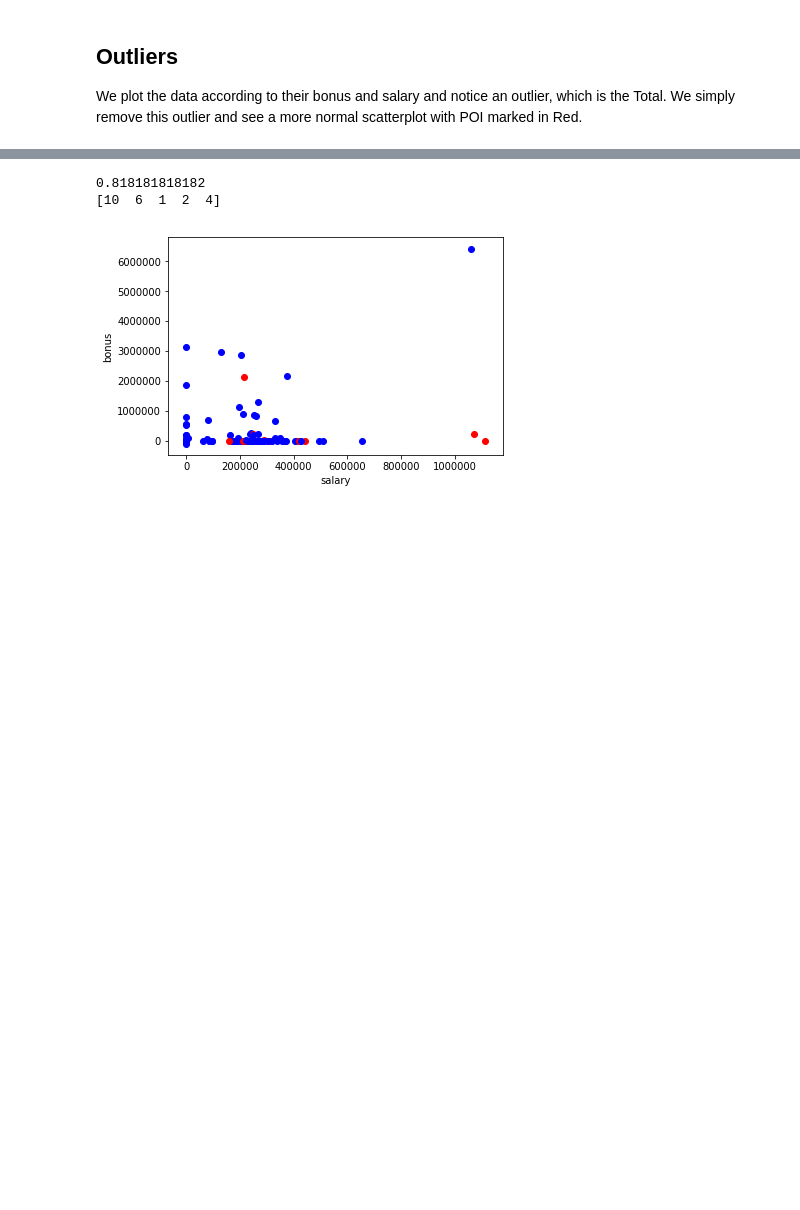
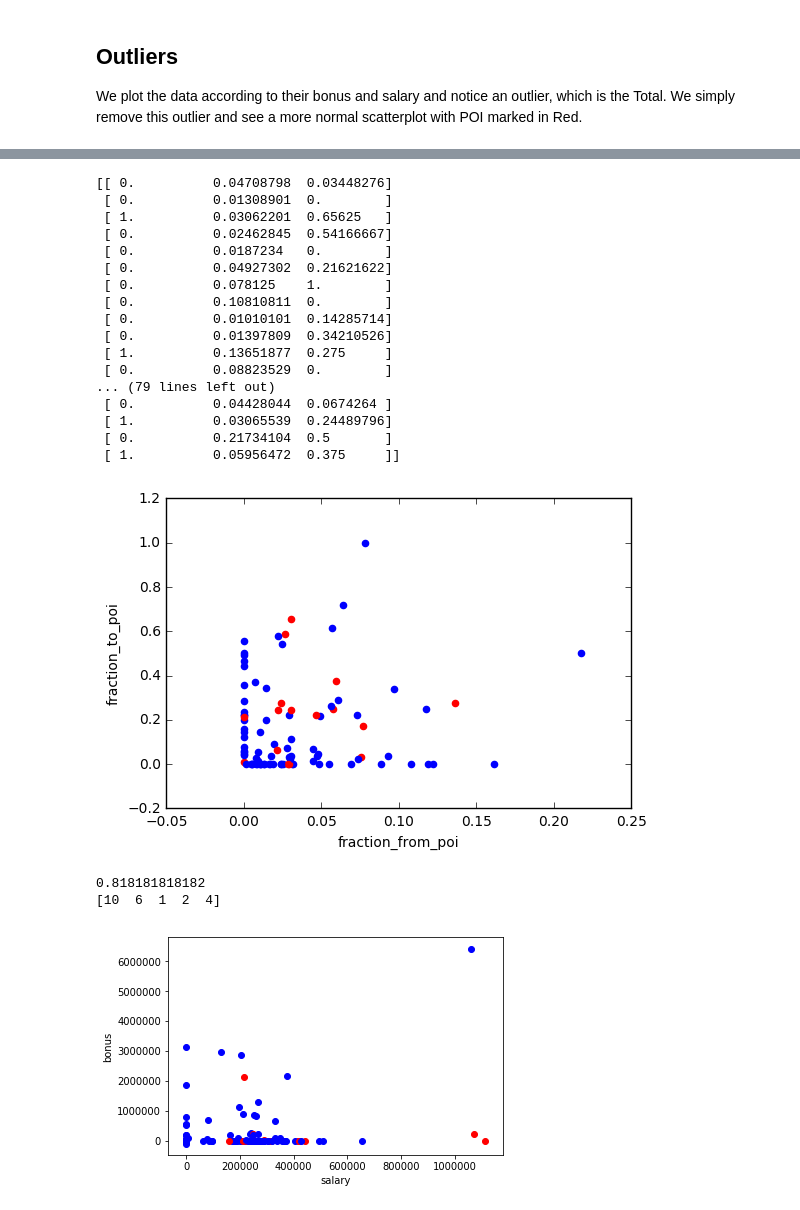
Before and after one commit to cmd-master/iml-enron-fraudcase, a Jupyter notebook: final_project/poi_id.py.ipynb, the cells around one changed output, grey strips where cells are left out. Saved outputs shown, nothing was run; the diff lists cells and outputs as text; code cells hidden in the pictures; blank space fills up the shorter version.

```diff
--- a/final_project/poi_id.py.ipynb
+++ b/final_project/poi_id.py.ipynb
@@ -78,3 +81,56 @@ plotScatter(data)
+# %%
+### Task 3: Create new feature(s)
+
+def computeFraction(dat, numerator, denominator):
+    new = {}
+    for key, val in dat.items():
+        if (val[numerator] != "NaN") | (val[denominator] != "NaN"):
+            new[val]append(float(val[numerator]) / float(val[denominator]))
+        else:
+            new.append(0.)
+    return new
+
+fraction_from_poi = computeFraction(my_dataset, "from_poi_to_this_person", "to_messages")
+fraction_to_poi = computeFraction(my_dataset, "from_this_person_to_poi", "from_messages")
+
+def addNewFeature(dat, name, measure):
+    new = {}
+    i = 0
+    for key, val in dat.items():
+        #fraction = computeFraction(val[numerator], val[denominator])
+        val[name] = measure[i]
+        new[key] = val
+        i += 1
+    return new
+
+my_dataset = addNewFeature(my_dataset,
+                           "fraction_from_poi", fraction_from_poi)
+my_dataset = addNewFeature(my_dataset,
+                           "fraction_to_poi", fraction_to_poi)
+
+features_list = featureList("fraction_from_poi", "fraction_to_poi")
+data = featureFormat(my_dataset, features_list, sort_keys = True)
+print data
+plotScatter(data, features_list)
+# %% [output]
+[[ 0.          0.04708798  0.03448276]
+ [ 0.          0.01308901  0.        ]
+ [ 1.          0.03062201  0.65625   ]
+ [ 0.          0.02462845  0.54166667]
+ [ 0.          0.0187234   0.        ]
+ [ 0.          0.04927302  0.21621622]
+ [ 0.          0.078125    1.        ]
+ [ 0.          0.10810811  0.        ]
+ [ 0.          0.01010101  0.14285714]
+ [ 0.          0.01397809  0.34210526]
+ [ 1.          0.13651877  0.275     ]
+ [ 0.          0.08823529  0.        ]
+... (79 lines left out)
+ [ 0.          0.04428044  0.0674264 ]
+ [ 1.          0.03065539  0.24489796]
+ [ 0.          0.21734104  0.5       ]
+ [ 1.          0.05956472  0.375     ]]
+[figure, added]
 # %%
 labels, features = targetFeatureSplit(data)
 
```
Also changed, not shown: parts of 4 cells of this notebook.
